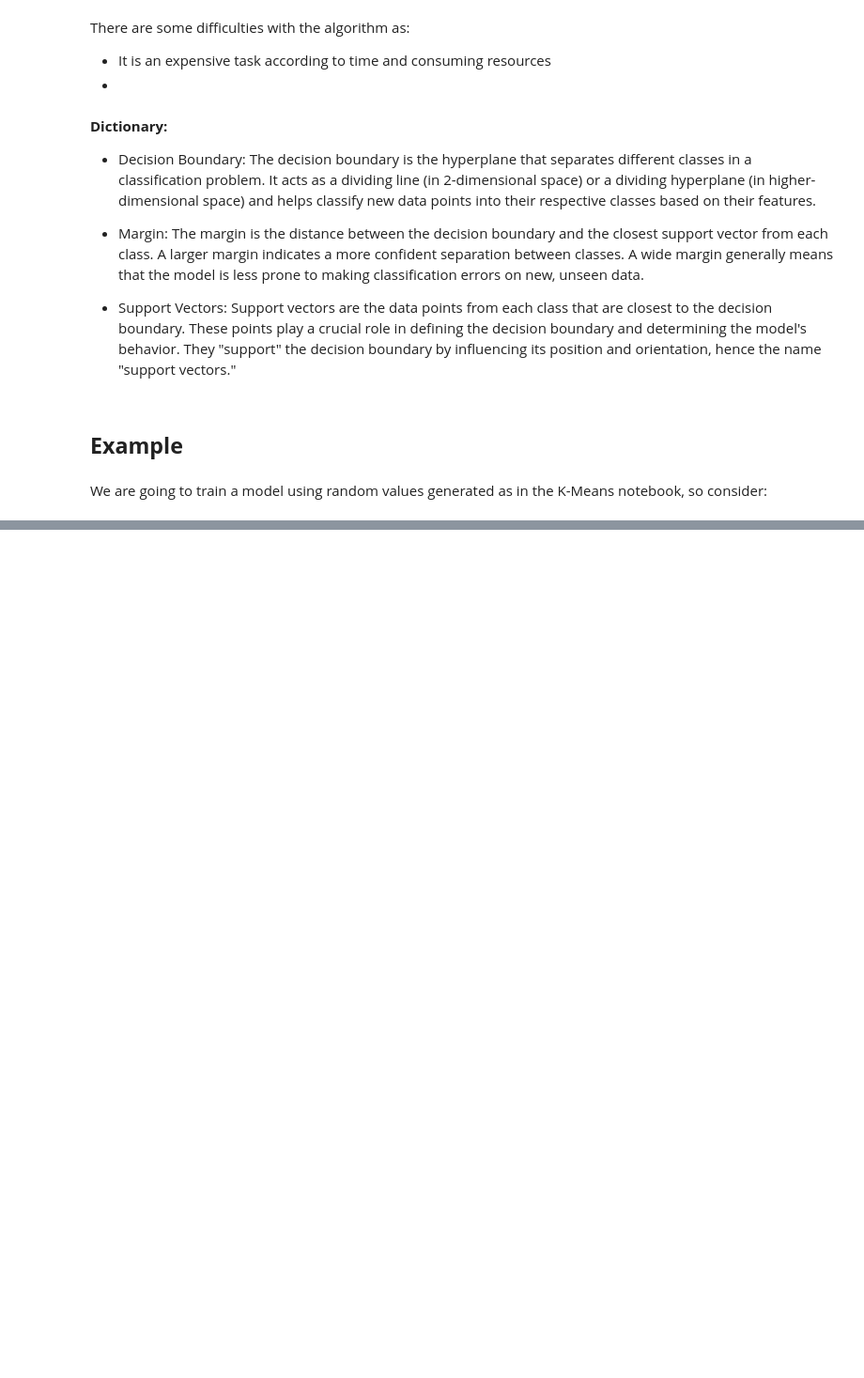
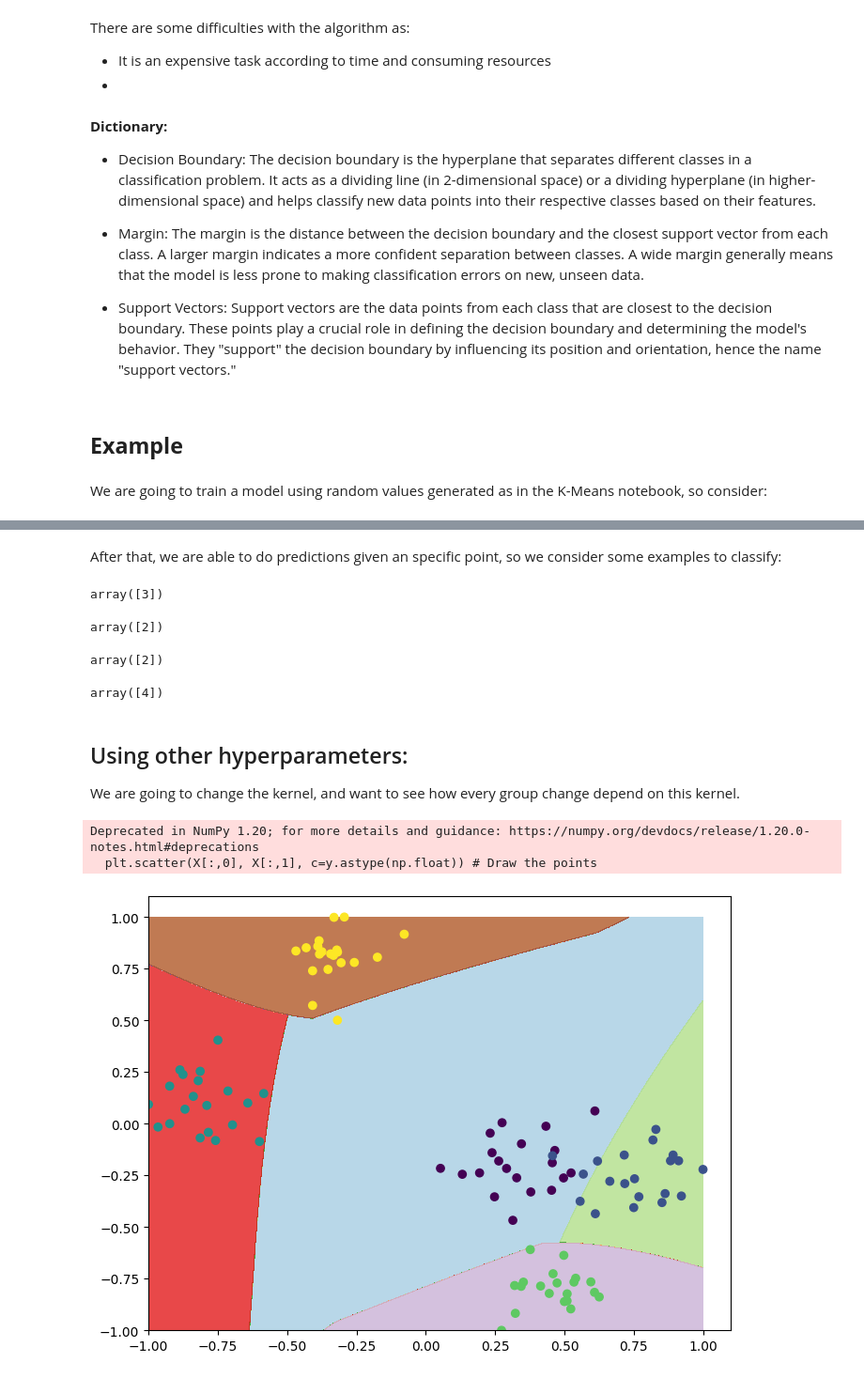
Before and after one commit to ajrianop/Machine-Learning-Notebooks, a Jupyter notebook: 06_Support_Vector_Machine(SVM).ipynb, the cells around one changed output, grey strips where cells are left out. Shown at 94% size. Drawn from its saved outputs; the diff is of its cells as text; code cells hidden in the pictures; blank space fills up the shorter version.

```diff
--- a/06_Support_Vector_Machine(SVM).ipynb
+++ b/06_Support_Vector_Machine(SVM).ipynb
@@ -26,0 +127,31 @@ We are going to train a model using random values generated as in the K-Means no
+# %% [markdown]
+After that, we are able to do predictions given an specific point, so we consider some examples to classify:
+# %%
+svc.predict(scaling.transform([[127000, 23]]))
+# %% [output]
+array([3])
+# %%
+svc.predict(scaling.transform([[50000, 40]]))
+# %% [output]
+array([2])
+# %%
+svc.predict(scaling.transform([[27000, 25]]))
+# %% [output]
+array([2])
+# %%
+svc.predict(scaling.transform([[100000, 55]]))
+# %% [output]
+array([4])
+# %% [markdown]
+## Using other hyperparameters:
+
+We are going to change the kernel, and want to see how every group change depend on this kernel.
+# %%
+C = 1.0
+svc_poly = svm.SVC(kernel='poly', C=C).fit(X, y)
+
+plotPredictions(svc_poly)
+# %% [output]
+Deprecated in NumPy 1.20; for more details and guidance: https://numpy.org/devdocs/release/1.20.0-notes.html#deprecations
+  plt.scatter(X[:,0], X[:,1], c=y.astype(np.float)) # Draw the points
+[figure, added]
```
Also changed, not shown: parts of 11 cells of this notebook.
